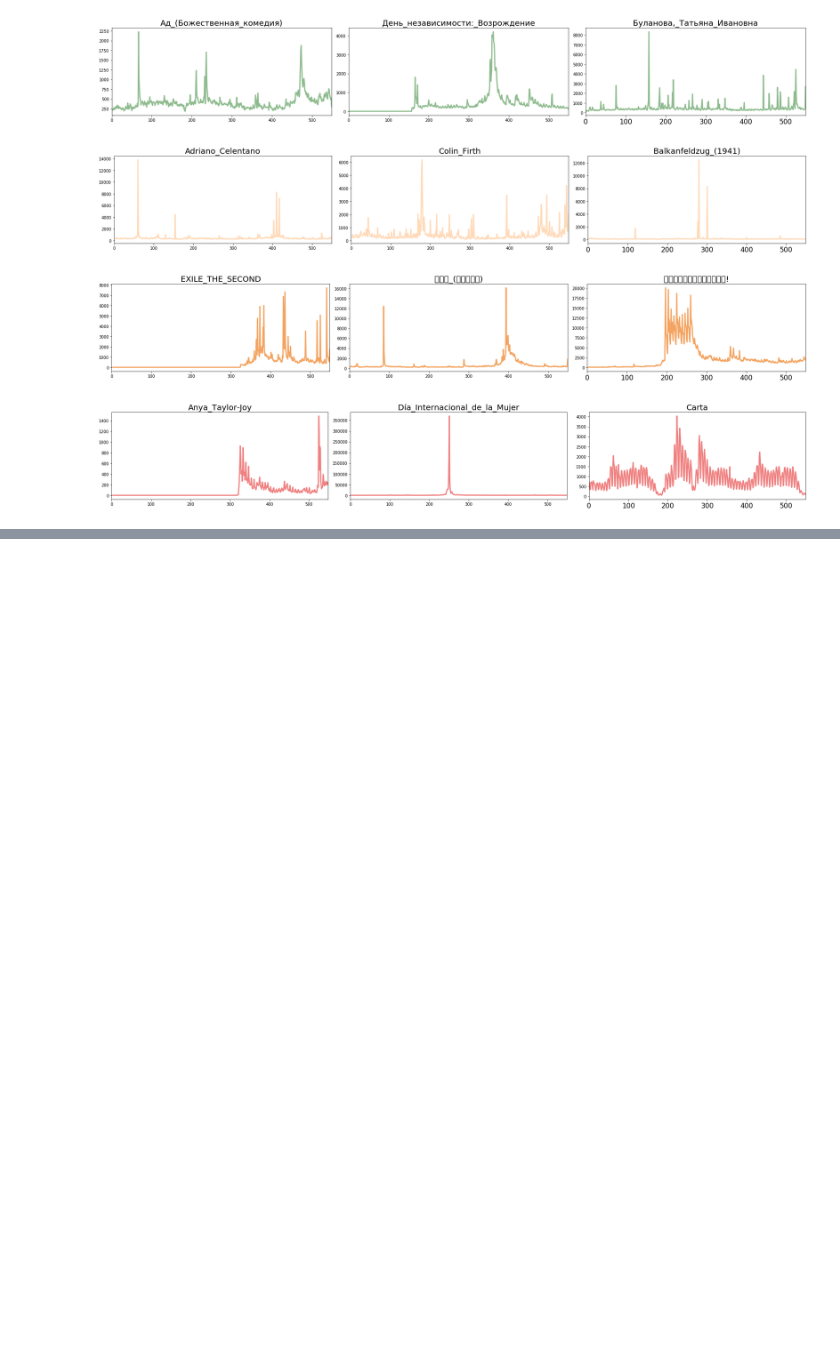
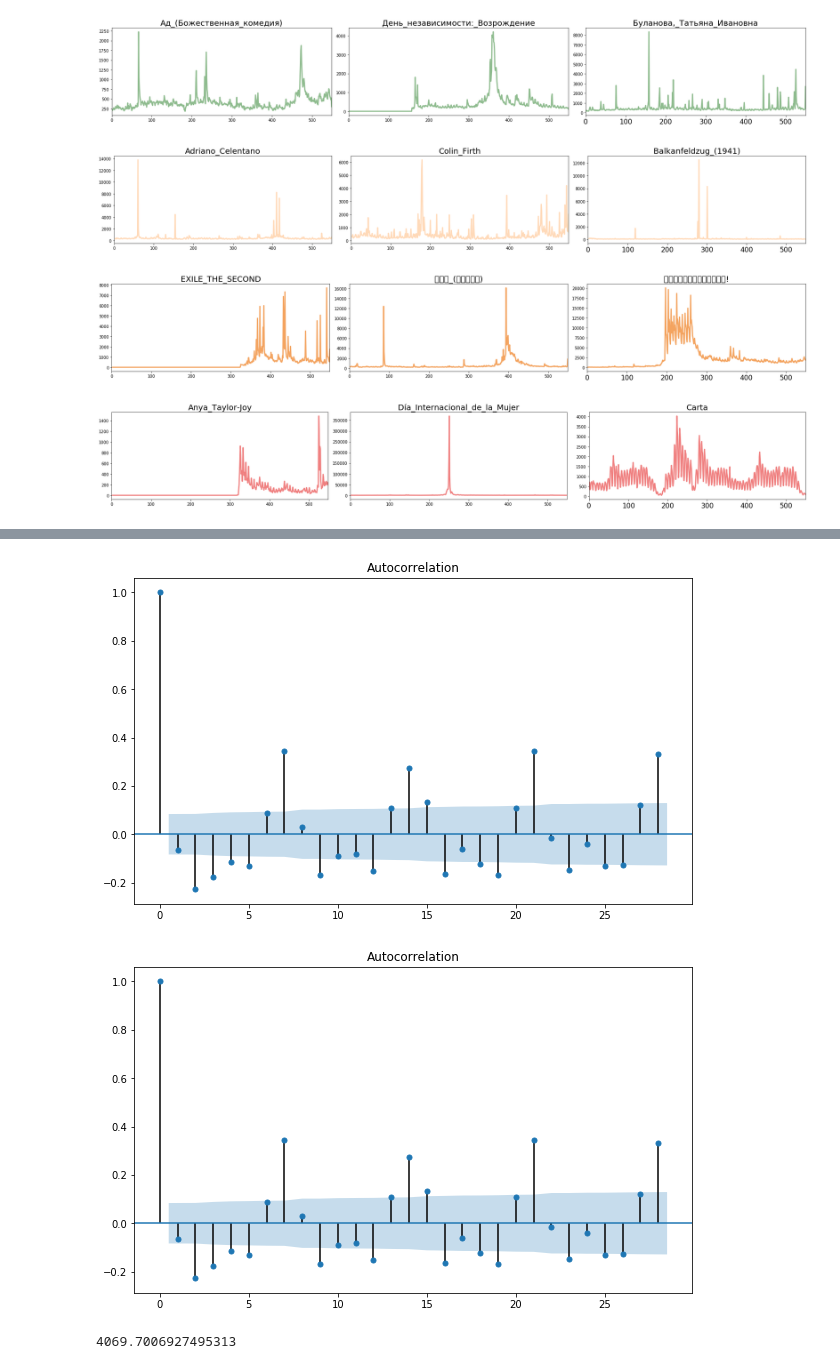
Before and after one commit to christinejiang11/personal_projects, a Jupyter notebook: Web_Traffic_Time_Series/Web_Traffic_Prediction.ipynb, the cells around one changed output, grey strips where cells are left out. Saved outputs shown, nothing was run; the diff lists cells and outputs as text; code cells hidden in the pictures; blank space fills up the shorter version.

```diff
--- a/Web_Traffic_Time_Series/Web_Traffic_Prediction.ipynb
+++ b/Web_Traffic_Time_Series/Web_Traffic_Prediction.ipynb
@@ -147,0 +158,18 @@ test[1:550].plot()
+# %%
+dfdiff = df.diff(periods=1)
+plot_acf(dfdiff[1:])
+# %% [output]
+[figure, added]
+[figure, added]
+# %%
+train = df.iloc[0:440,:]
+test = df.iloc[441:,]
+
+#p - how many months of a lag do you want to use for regression (use may to predict june)
+#d - order of integration
+#q - moving average - number of periods to lag in moving average model
+arima = ARIMA(train, order = [3,1,5]).fit()
+predictions = arima.forecast(steps=109)
+print(arima.aic)
+# %% [output]
+4069.7006927495313
```
Also changed, not shown: parts of 12 cells of this notebook, 1 other file.
